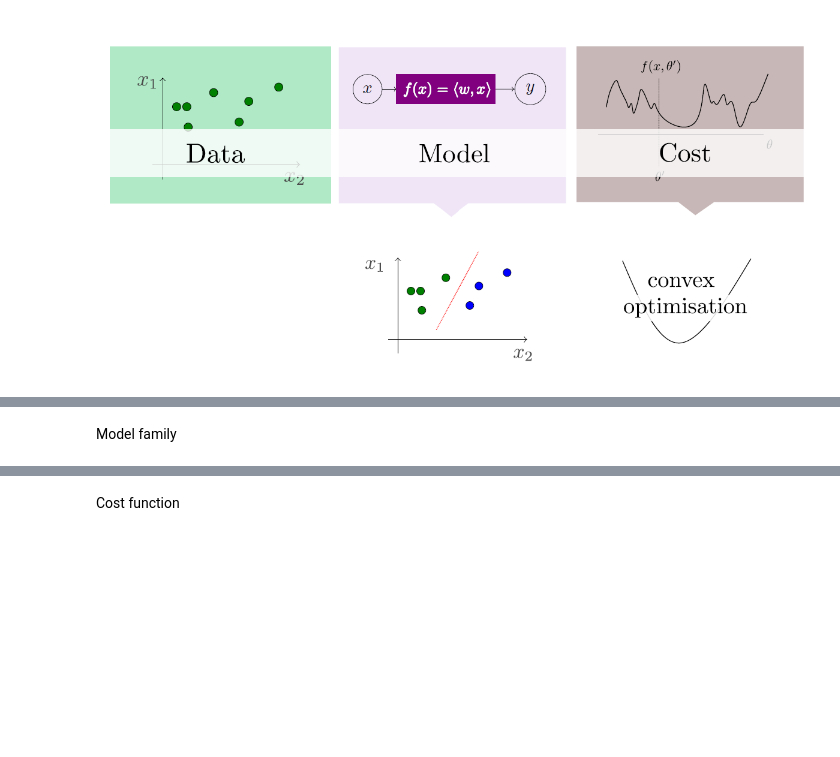
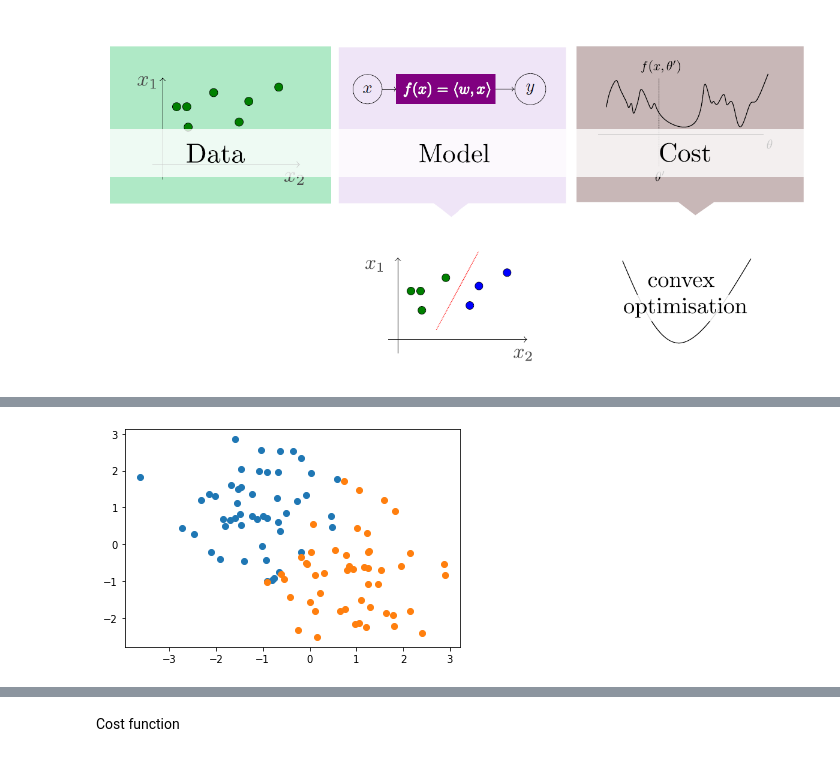
Before and after one commit to tuchinhung/Quantu-ML, a Jupyter notebook: Exemplo_uso_PennyLena.ipynb, the cells around one changed output, grey strips where cells are left out. Saved outputs shown, nothing was run; the diff lists cells and outputs as text; code cells hidden in the pictures; blank space fills up the shorter version.

```diff
--- a/Exemplo_uso_PennyLena.ipynb
+++ b/Exemplo_uso_PennyLena.ipynb
@@ -46,2 +80,7 @@ data = list(zip(X, Y))
-# %% [markdown]
-Model family
+# %%
+# Mostrando as duas variaveis em grafico em baixo:
+plt.scatter(X0[:,0], X0[:,1])
+plt.scatter(X1[:,0], X1[:,1])
+plt.show()
+# %% [output]
+[figure, added]
```
Also changed, not shown: parts of 58 cells of this notebook.
